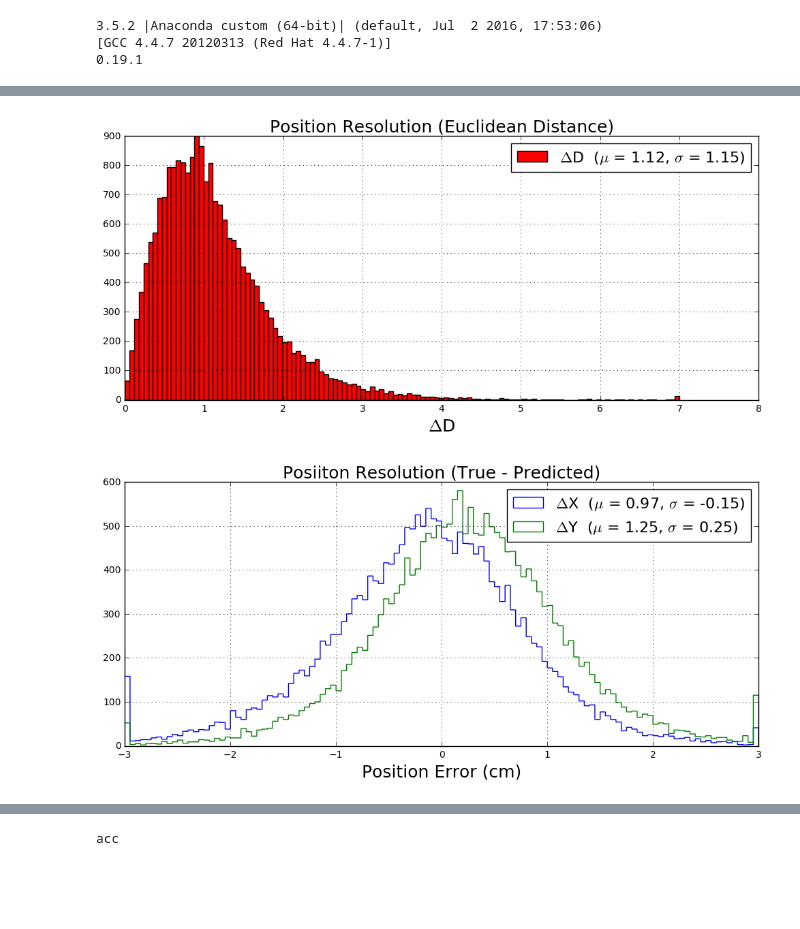
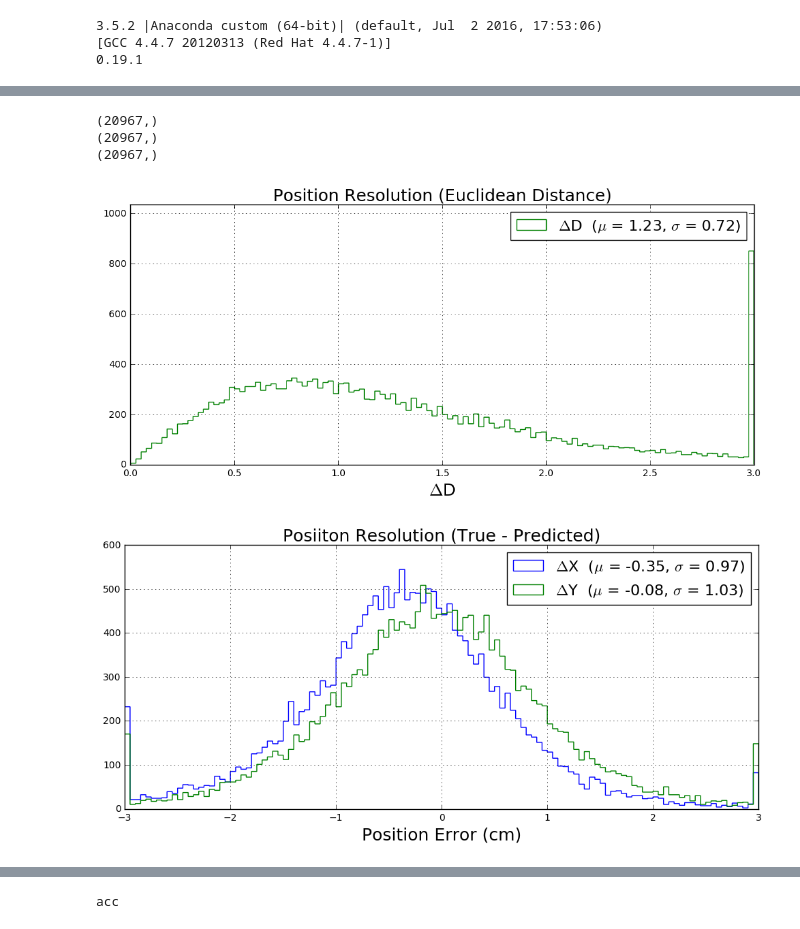
Before and after one commit to dbarg/pax_reconstruction, a Jupyter notebook: xy_s2waveforms/resolution_xy.ipynb, the cells around one changed output, grey strips where cells are left out. Drawn from its saved outputs; the diff is of its cells as text; code cells hidden in the pictures; blank space fills up the shorter version.

```diff
--- a/xy_s2waveforms/resolution_xy.ipynb
+++ b/xy_s2waveforms/resolution_xy.ipynb
@@ -28,14 +28,13 @@ print(pd.__version__)
 ####################################################################################################
 ####################################################################################################
 
-dir_pred = "./predictions/"
+dir_pred = "sbatch/predictions/cpu/"
 
-#file_hdf = dir_pred + 'dnn_s2waveforms-xy_ts0020_e20_mse_adam_ac9902_layers2540-2540-1270-127-2.hdf5'
-#file_hdf = dir_pred + 'dnn_s2waveforms-xy_ts0050_e20_mse_adam_ac9910_layers6350-6350-2540-1270-127-2.hdf5'
-file_hdf = dir_pred + 'dnn_s2waveforms-xy_ts0010_e10_mse_adam_ac9912_layers1270-1270-127-2.h5'
+file_hdf = dir_pred + 'dnn_s2waveforms-xy_ts0010_e50_mse_adam_ac9947_layers1270-1270-127-2.hdf5'
+
 
 df_xy    = pd.read_hdf(file_hdf)
-
+print(df_xy.shape)
 display(df_xy[0:5][:])
 print()
 # %% [output]
@@ -57,16 +62,11 @@ arr_r2_pred = np.square(arr_x_pred) + np.square(arr_y_pred)
 arr_r_true = np.sqrt(arr_r2_true)
 arr_r_pred = np.sqrt(arr_r2_pred)
 
-arr_d_true = np.fabs(arr_r_true)
-arr_d_pred = np.fabs(arr_r_pred)
-
-
-
 arr_dx_true_pred  = arr_x_true - arr_x_pred
 arr_dy_true_pred  = arr_y_true - arr_y_pred
-arr_dr_true_pred  = np.sqrt( np.square(arr_dx_true_pred) + np.square(arr_dy_true_pred) )
+
+arr_dd_true_pred  = np.array( np.sqrt( np.square(arr_dx_true_pred) + np.square(arr_dy_true_pred) ) )
 #arr_dr_true_pred  = arr_r_true - arr_r_pred
-arr_dd_true_pred  = np.abs(arr_dr_true_pred)
 # %%
 
 ####################################################################################################
@@ -95,12 +95,10 @@ y_std_true   = np.std(arr_y_true)
 y_std_pred   = np.std(arr_y_pred)
 
 
-dr_std_true_pred = np.std (arr_dr_true_pred)
 dd_std_true_pred = np.std (arr_dd_true_pred)
 dx_std_true_pred = np.std (arr_dx_true_pred)
 dy_std_true_pred = np.std (arr_dy_true_pred)
 
-dr_mean_true_pred = np.mean(arr_dr_true_pred)
 dd_mean_true_pred = np.mean(arr_dd_true_pred)
 dx_mean_true_pred = np.mean(arr_dx_true_pred)
 dy_mean_true_pred = np.mean(arr_dy_true_pred)
@@ -112,9 +110,9 @@ label_x_pred = '%5s (std: %.02f, mean: %.02f)' % ( 'Pred', x_std_pred, x_mean_pr
 label_y_true = '%5s (std: %.02f, mean: %.02f)' % ( 'True', y_std_true, y_mean_true )
 label_y_pred = '%5s (std: %.02f, mean: %.02f)' % ( 'Pred', y_std_pred, y_mean_pred )
 
-dr_label_true_pred = '%5s ($\mu$ = %.02f, $\sigma$ = %.02f)' % ( '$\Delta$D ', dr_std_true_pred, dr_mean_true_pred )
-dx_label_true_pred = '%5s ($\mu$ = %.02f, $\sigma$ = %.02f)' % ( '$\Delta$X ', dx_std_true_pred, dx_mean_true_pred )
-dy_label_true_pred = '%5s ($\mu$ = %.02f, $\sigma$ = %.02f)' % ( '$\Delta$Y ', dy_std_true_pred, dy_mean_true_pred )
+dd_label_true_pred = '%5s ($\mu$ = %.02f, $\sigma$ = %.02f)' % ( '$\Delta$D ', dd_mean_true_pred, dd_std_true_pred )
+dx_label_true_pred = '%5s ($\mu$ = %.02f, $\sigma$ = %.02f)' % ( '$\Delta$X ', dx_mean_true_pred, dx_std_true_pred )
+dy_label_true_pred = '%5s ($\mu$ = %.02f, $\sigma$ = %.02f)' % ( '$\Delta$Y ', dy_mean_true_pred, dy_std_true_pred )
 
 
 
@@ -122,39 +120,47 @@ dy_label_true_pred = '%5s ($\mu$ = %.02f, $\sigma$ = %.02f)' % ( '$\Delta$Y ', d
 # Overflow & Underflow
 ####################################################################################################
 
-arr_dr_true_pred = np.clip(arr_dr_true_pred, 0, 7)
+arr_dd_true_pred = np.clip(arr_dd_true_pred, 0, 3)
 arr_dx_true_pred = np.clip(arr_dx_true_pred, -dr_max, dr_max)
 arr_dy_true_pred = np.clip(arr_dy_true_pred, -dr_max, dr_max)
+
+print(arr_dd_true_pred.shape)
+print(arr_dx_true_pred.shape)
+print(arr_dy_true_pred.shape)
+# %% [output]
+(20967,)
+(20967,)
+(20967,)
 # %%
 
 w, h = 12, 5
 
 ####################################################################################################
 # Resolution - Prediction
 ####################################################################################################
 
 # Euclidean
 f = plt.figure(figsize=(w, h))
-plt.hist(arr_dr_true_pred, bins=dr_nbins, histtype='bar', color='r', label=dr_label_true_pred)
-#plt.ylim([0, 1.15*plt.gca().get_ylim()[1]])
+plt.hist(arr_dd_true_pred, bins=dr_nbins, histtype='step', color='g', label=dd_label_true_pred)
+plt.ylim([0, 1.15*plt.gca().get_ylim()[1]])
 plt.title('Position Resolution (Euclidean Distance)', fontsize=18)
 plt.xlabel('$\Delta$D', fontsize=18)
 plt.legend(fontsize=16)
 plt.grid(True)
 
 
 # X, Y
 f = plt.figure(figsize=(w, h))
 plt.hist(arr_dx_true_pred, bins=dr_nbins, histtype='step', color='b', label=dx_label_true_pred)
 plt.hist(arr_dy_true_pred, bins=dr_nbins, histtype='step', color='g', label=dy_label_true_pred)
 #plt.ylim([0, 1.15*plt.gca().get_ylim()[1]])
 plt.title('Posiiton Resolution (True - Predicted)', fontsize=18)
 plt.xlabel('Position Error (cm)', fontsize=18)
 plt.legend(fontsize=16)
 plt.grid(True)
 # %% [output]
-[figure, old version]
+[figure, new version]
-[figure, old version]
+[figure, new version]
 # %%
 
 ####################################################################################################
```
Also changed, not shown: parts of 2 cells of this notebook, 3 other files.
